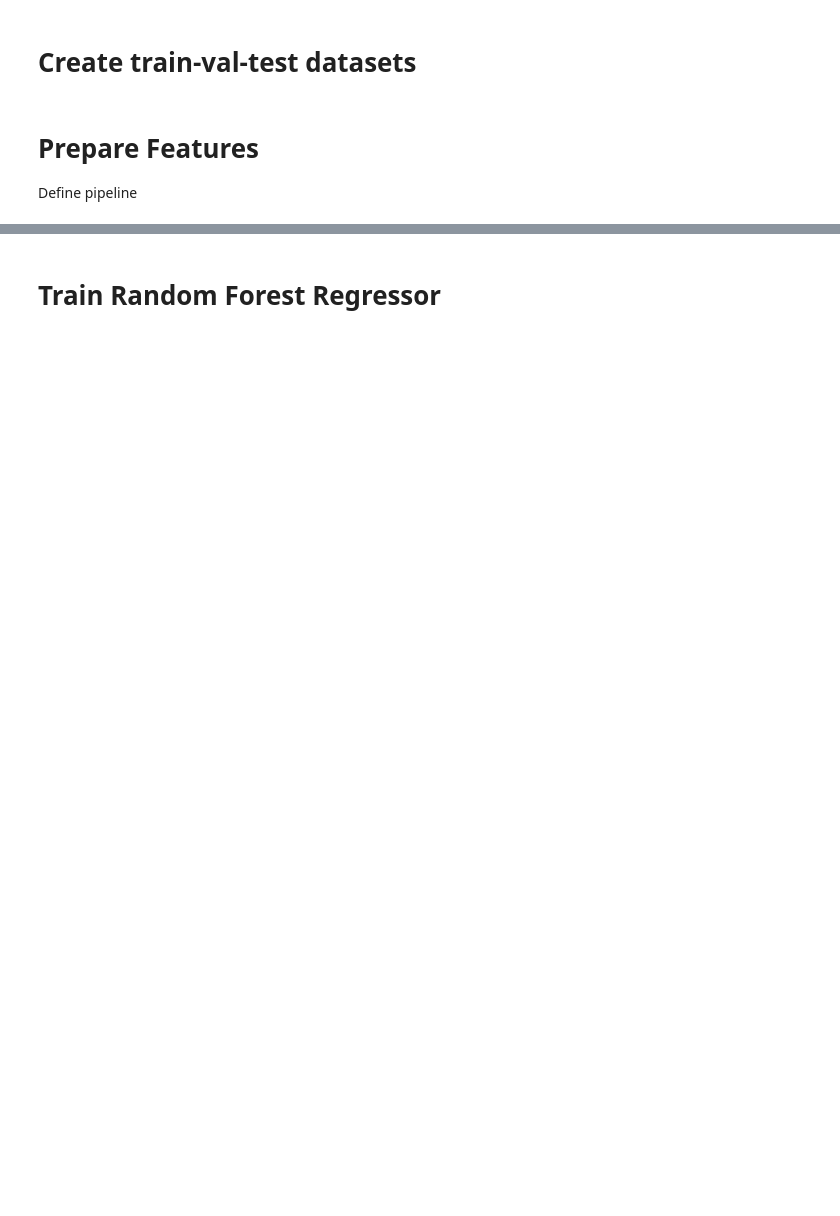
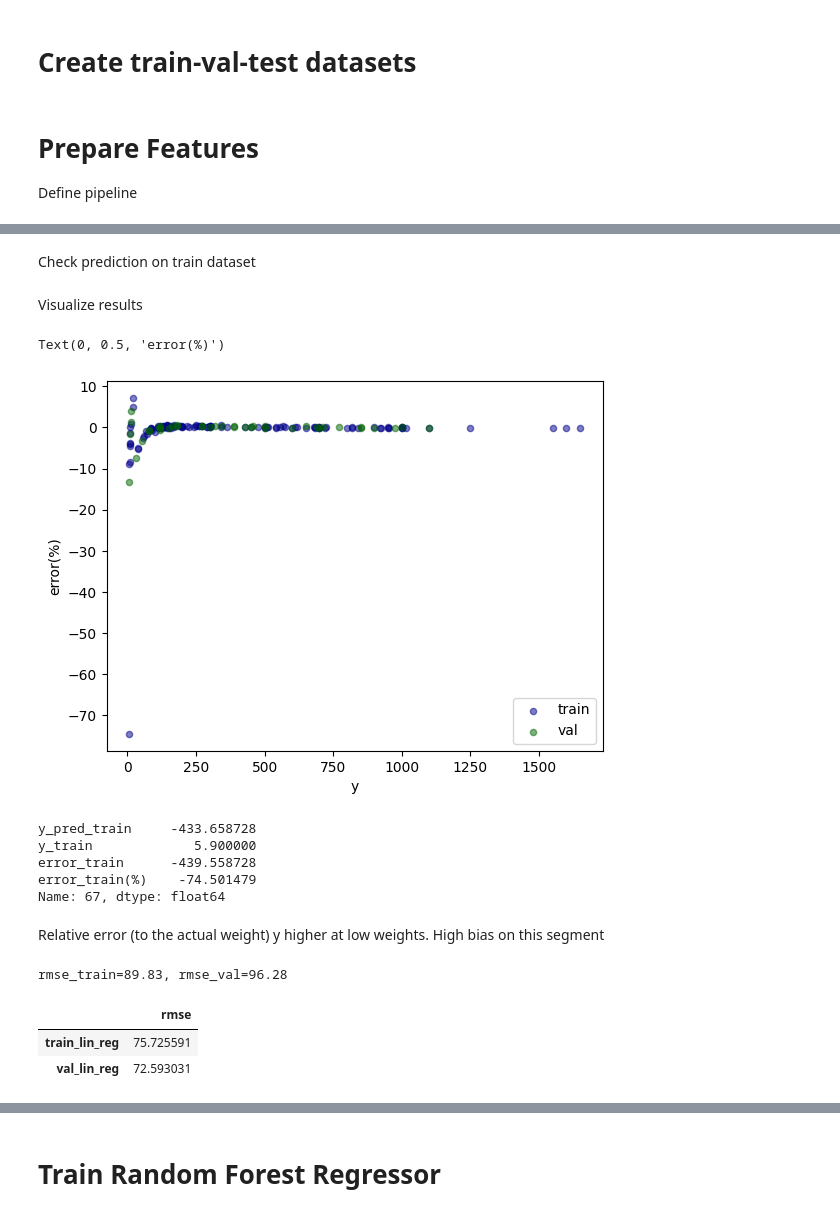
Before and after one commit to MarcosMJD/ml-fish-weight-predition, a Jupyter notebook: development/notebook.ipynb, the cells around one changed output, grey strips where cells are left out. Cells and saved outputs as stored; diff of their text form; code cells hidden in the pictures; blank space fills up the shorter version.

Commit message:
EDA + Model trainning and selection

```diff
--- a/development/notebook.ipynb
+++ b/development/notebook.ipynb
@@ -183,0 +272,4 @@ Define pipeline
+# %%
+train_pipeline = make_pipeline(preprocessor, LinearRegression(fit_intercept=True))
+# %%
+train_pipeline.fit(df_train, y_train)
@@ -183,0 +289,54 @@ Define pipeline
+# %% [markdown]
+Check prediction on train dataset
+# %%
+y_pred_train = train_pipeline.predict(df_train)
+# %% [markdown]
+Visualize results
+# %%
+
+results_train = pd.DataFrame({
+  'y_pred_train': y_pred_train,
+  'y_train': y_train,
+  'error_train': y_pred_train-y_train,
+  'error_train(%)': (y_pred_train-y_train) / y_train
+})
+
+y_pred_val = train_pipeline.predict(df_val)
+results_val = pd.DataFrame({
+  'y_pred_val': y_pred_val,
+  'y_val': y_val,
+  'error_val': y_pred_val-y_val,
+  'error_val(%)': (y_pred_val-y_val) / y_val
+})
+# %%
+ax = results_train.plot(y='error_train(%)', x='y_train', kind='scatter', color='DarkBlue', label='train', alpha = 0.5)
+results_val.plot(y='error_val(%)', x='y_val', kind='scatter', ax=ax, color='DarkGreen', label='val', alpha = 0.5)
+plt.xlabel('y')
+plt.ylabel('error(%)')
+# %% [output]
+Text(0, 0.5, 'error(%)')
+[figure, added]
+# %%
+# Outlier?
+results_train.iloc[y_train.argmin()]
+# %% [output]
+y_pred_train     -433.658728
+y_train             5.900000
+error_train      -439.558728
+error_train(%)    -74.501479
+Name: 67, dtype: float64
+# %% [markdown]
+Relative error (to the actual weight) y higher at low weights. High bias on this segment
+# %%
+rmse_train = mean_squared_error(y_pred_train, y_train, squared=False)
+rmse_val = mean_squared_error(y_pred_val, y_val, squared=False)
+print(f'rmse_train={rmse_train:.02f}, rmse_val={rmse_val:0.2f}')
+# %% [output]
+rmse_train=89.83, rmse_val=96.28
+# %%
+results = pd.DataFrame({'train_lin_reg': [rmse_train], 'val_lin_reg': [rmse_val]}, index=['rmse'])
+results.T
+# %% [output]
+|  | rmse |
+| train_lin_reg | 75.725591 |
+| val_lin_reg | 72.593031 |
```
Also changed, not shown: parts of 79 cells of this notebook, 3 other files.
